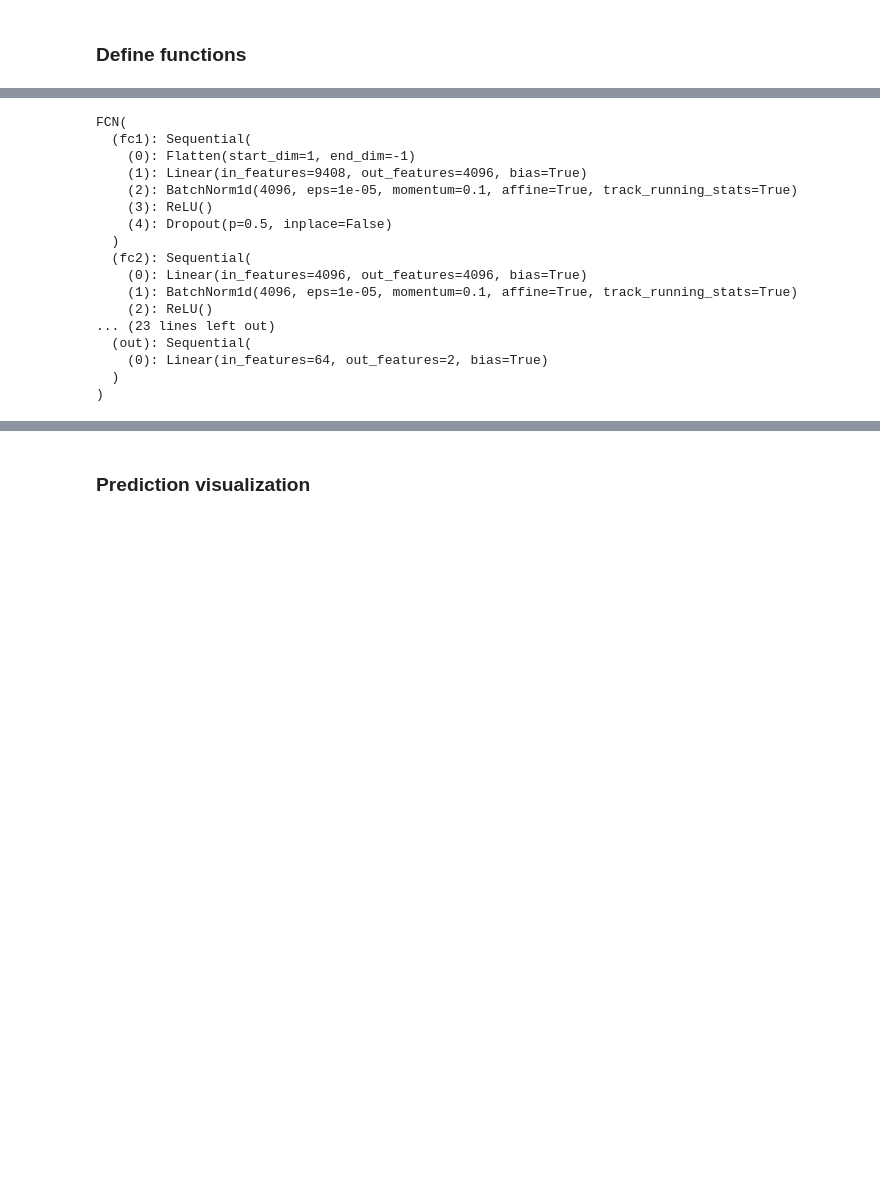
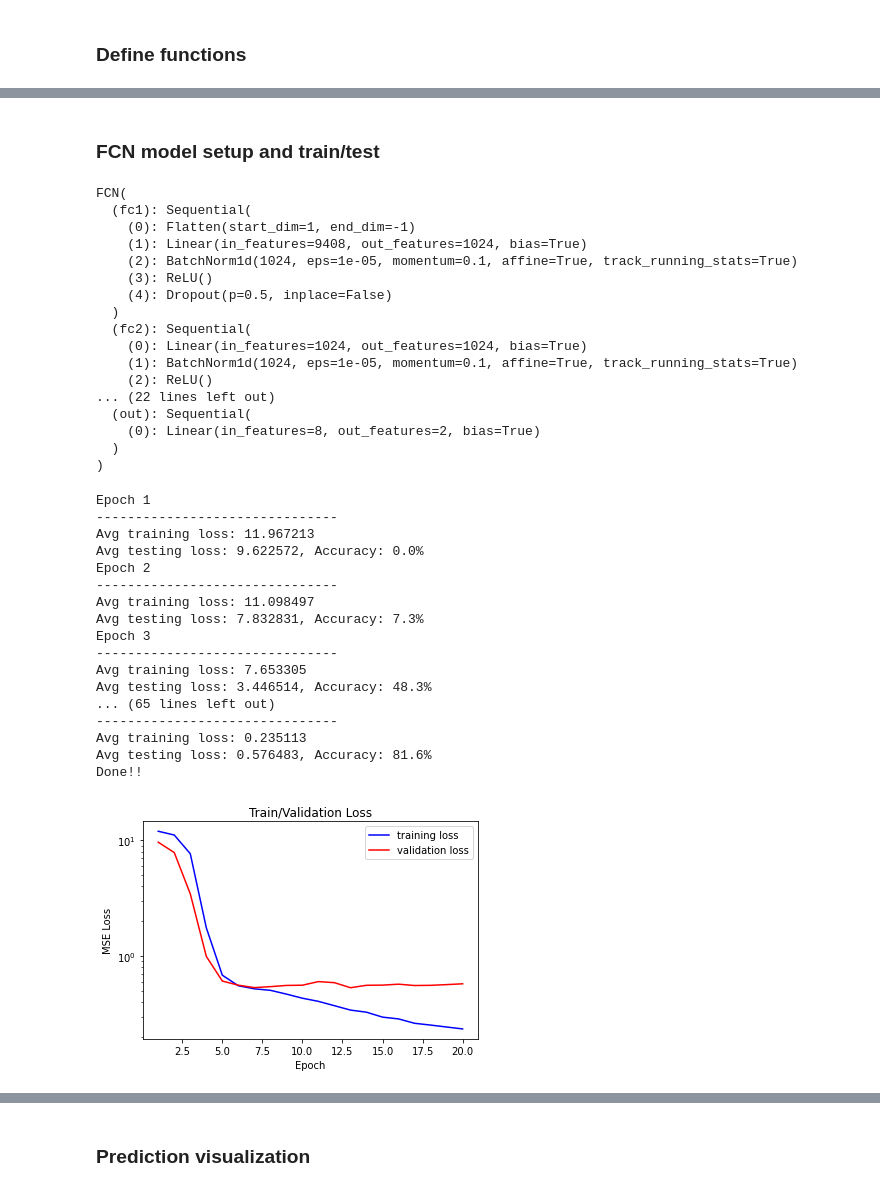
Before and after one commit to ShaoKAi100812/BB_prediction, a Jupyter notebook: main.ipynb, the cells around one changed output, grey strips where cells are left out. Saved outputs shown, nothing was run; the diff lists cells and outputs as text; code cells hidden in the pictures; blank space fills up the shorter version.

```diff
--- a/main.ipynb
+++ b/main.ipynb
@@ -187,11 +194,13 @@ def test(model, dataloader, loss_fn):
+# %% [markdown]
+### FCN model setup and train/test
 # %%
 in_channel = (28*3)*(28*4)
-node_1 = 4096
-node_2 = 4096
-node_3 = 1024
-node_4 = 1024
+node_1 = 1024
+node_2 = 1024
+node_3 = 512
+node_4 = 256
 node_5 = 64
-node_6 = 64
+node_6 = 8
 out_channel = 2
 
 FCN_model = FCN(in_channel, node_1, node_2, node_3, node_4, \
@@ -201,17 +210,73 @@ print(FCN_model)
 FCN(
   (fc1): Sequential(
     (0): Flatten(start_dim=1, end_dim=-1)
-    (1): Linear(in_features=9408, out_features=4096, bias=True)
-    (2): BatchNorm1d(4096, eps=1e-05, momentum=0.1, affine=True, track_running_stats=True)
+    (1): Linear(in_features=9408, out_features=1024, bias=True)
+    (2): BatchNorm1d(1024, eps=1e-05, momentum=0.1, affine=True, track_running_stats=True)
     (3): ReLU()
     (4): Dropout(p=0.5, inplace=False)
   )
   (fc2): Sequential(
-    (0): Linear(in_features=4096, out_features=4096, bias=True)
-    (1): BatchNorm1d(4096, eps=1e-05, momentum=0.1, affine=True, track_running_stats=True)
+    (0): Linear(in_features=1024, out_features=1024, bias=True)
+    (1): BatchNorm1d(1024, eps=1e-05, momentum=0.1, affine=True, track_running_stats=True)
     (2): ReLU()
-... (23 lines left out)
+... (22 lines left out)
   (out): Sequential(
-    (0): Linear(in_features=64, out_features=2, bias=True)
+    (0): Linear(in_features=8, out_features=2, bias=True)
   )
 )
+# %%
+# define parameters
+learning_rate = 1e-3
+
+# define lose function
+loss_fn = nn.MSELoss()
+
+# define optimizer
+optimizer_FCN = torch.optim.Adam(FCN_model.parameters(), lr=learning_rate)
+# %%
+# set epoch
+epoch = 20
+loss_train = []
+loss_val = []
+
+# train epoch
+for t in range(epoch):
+    print(f"Epoch {t+1}\n-------------------------------")
+    loss_train.append(train(FCN_model, dataloader_train_02346, loss_fn, optimizer_FCN)) # train with loss record
+    loss_val.append(test(FCN_model, dataloader_test_02346, loss_fn)) # test with loss record
+print("Done!!")
+
+# print loss
+loss_train = np.array(loss_train).flatten() # transform to np.array and flatten
+loss_val = np.array(loss_val).flatten()     # transform to np.array and flatten
+x = range(1, epoch+1)
+plt.semilogy(x, loss_train, 'b-', label="training loss")
+plt.semilogy(x, loss_val, 'r-', label="validation loss")
+plt.xlabel("Epoch")
+plt.ylabel("MSE Loss")
+plt.title("Train/Validation Loss")
+plt.legend()
+plt.show()
+
+
+# model saving
+torch.save(FCN_model.state_dict(), "FCN.pth")
+# %% [output]
+Epoch 1
+-------------------------------
+Avg training loss: 11.967213
+Avg testing loss: 9.622572, Accuracy: 0.0%
+Epoch 2
+-------------------------------
+Avg training loss: 11.098497
+Avg testing loss: 7.832831, Accuracy: 7.3%
+Epoch 3
+-------------------------------
+Avg training loss: 7.653305
+Avg testing loss: 3.446514, Accuracy: 48.3%
+... (65 lines left out)
+-------------------------------
+Avg training loss: 0.235113
+Avg testing loss: 0.576483, Accuracy: 81.6%
+Done!!
+[figure, added]
```
Also changed, not shown: parts of 22 cells of this notebook.
